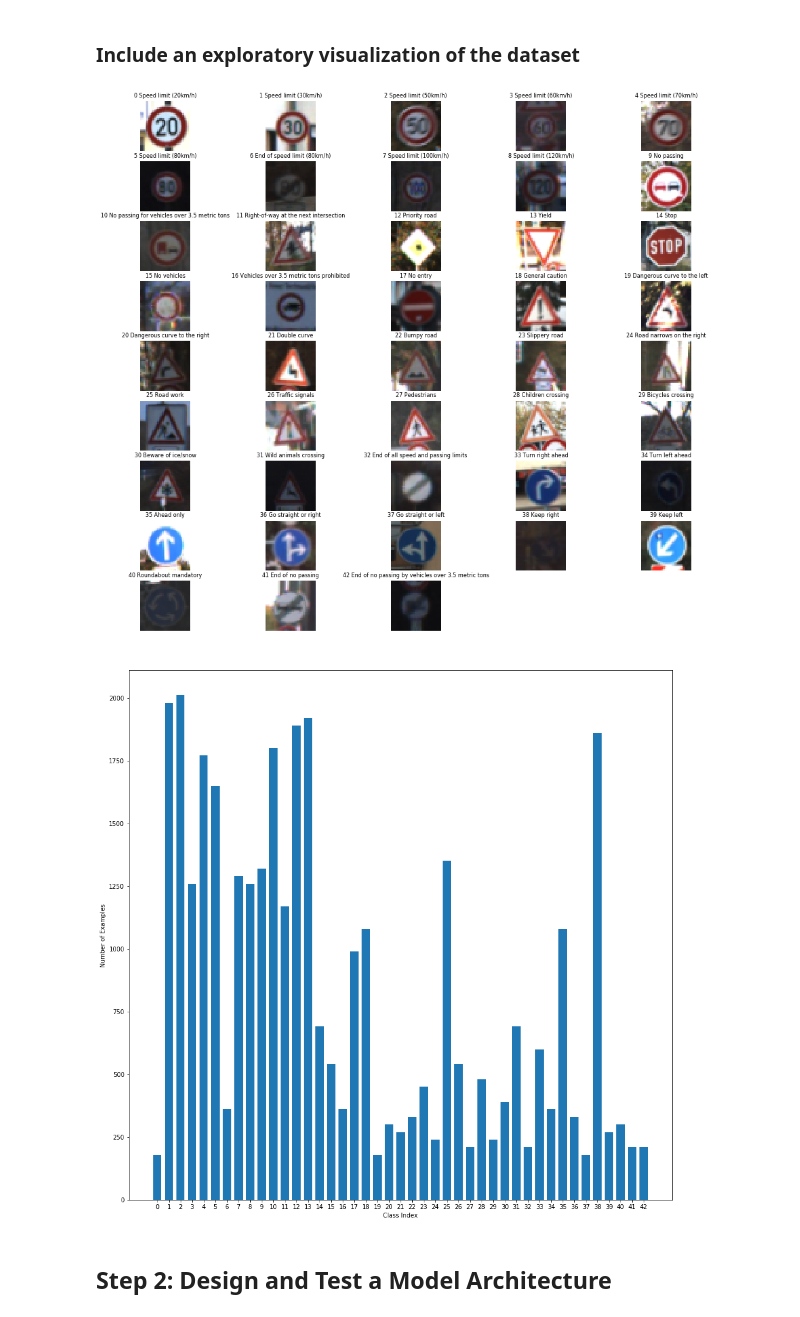
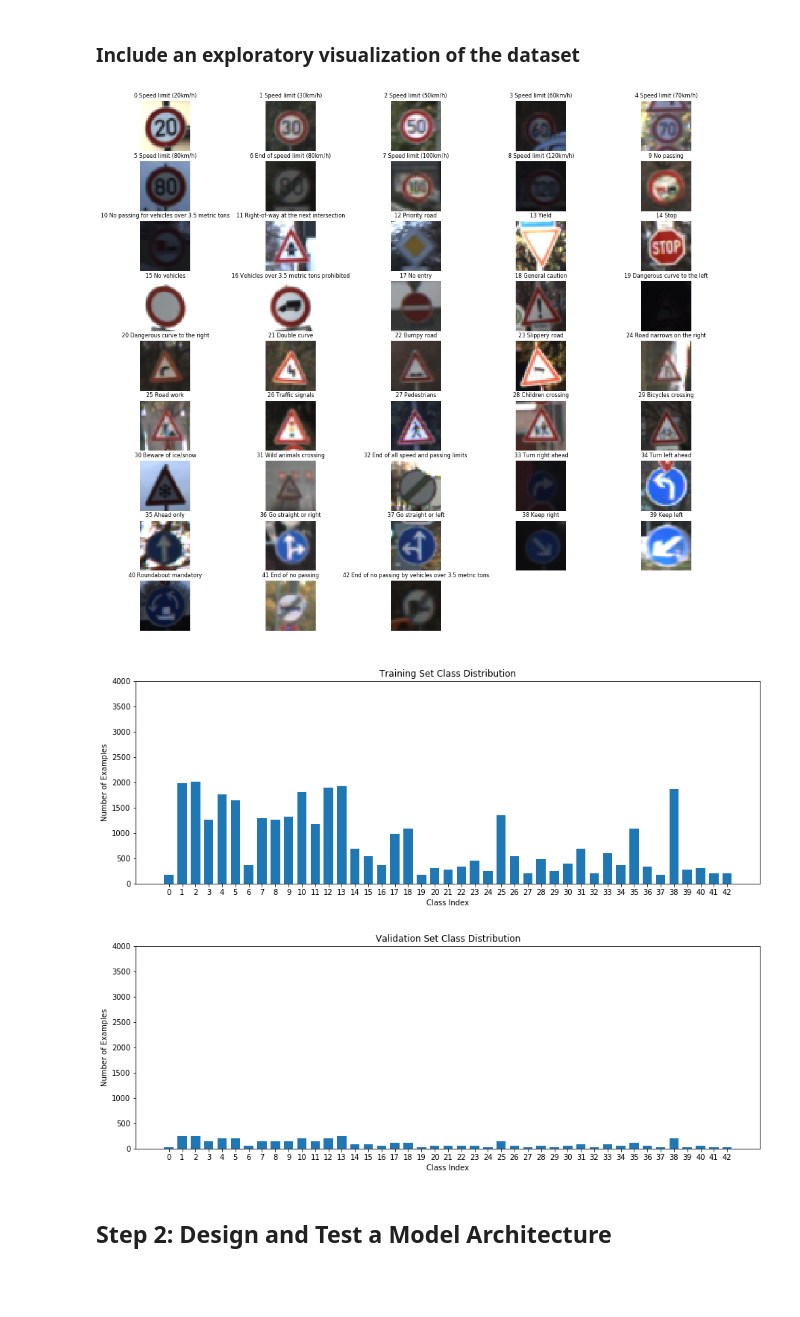
Before and after one commit to alexhagiopol/multiscale-CNN-classifier, a Jupyter notebook: Traffic_Sign_Classifier.ipynb, the cells around one changed output. Drawn from its saved outputs; the diff is of its cells as text; code cells hidden in the pictures; blank space fills up the shorter version.

```diff
--- a/Traffic_Sign_Classifier.ipynb
+++ b/Traffic_Sign_Classifier.ipynb
@@ -47,7 +47,7 @@ Number of classes = 42
 # %%
 sn = pd.read_csv('signnames.csv')
 signnames = list(sn.SignName)
-indices = []
+#indices = []
 
 def show_image(location, title, img):
     plt.subplot(*location)
@@ -62,21 +62,36 @@ plt.figure(figsize=(16,16))
 for sign_index in range(n_classes + 1):
     [image_index] = random.sample(list(np.where(y_train == sign_index)[0]),1)
     show_image((10, 5, sign_index+1), str(sign_index) + " " + signnames[sign_index], X_train[image_index])
-    indices += [[signnames[sign_index], image_index]]
+    #indices += [[signnames[sign_index], image_index]]
+plt.title("Examples from Raw Training Data")
 plt.show()
 plt.close()
 # %% [output]
-[figure, old version]
+[figure, new version]
 # %%
-plt.figure(figsize=(16,16))
+plt.figure(figsize=(15,5))
 classes, counts = np.unique(y_train,return_counts=True)
 plt.bar(classes, counts, width=0.7, align='center')
 plt.ylabel('Number of Examples')
 plt.xlabel('Class Index')
 plt.xticks(np.arange(0, 43, 1.0))
+plt.ylim([0,4000])
+plt.title('Training Set Class Distribution')
 plt.show()
 # %% [output]
-[figure, old version]
+[figure, new version]
+# %%
+plt.figure(figsize=(15,5))
+classes, counts = np.unique(y_valid,return_counts=True)
+plt.bar(classes, counts, width=0.7, align='center')
+plt.ylabel('Number of Examples')
+plt.xlabel('Class Index')
+plt.xticks(np.arange(0, 43, 1.0))
+plt.ylim([0,4000])
+plt.title('Validation Set Class Distribution')
+plt.show()
+# %% [output]
+[figure, added]
 # %% [markdown]
 ## Step 2: Design and Test a Model Architecture
 # %% [markdown]
```
Also changed, not shown: parts of 6 cells of this notebook, 5 other files.
